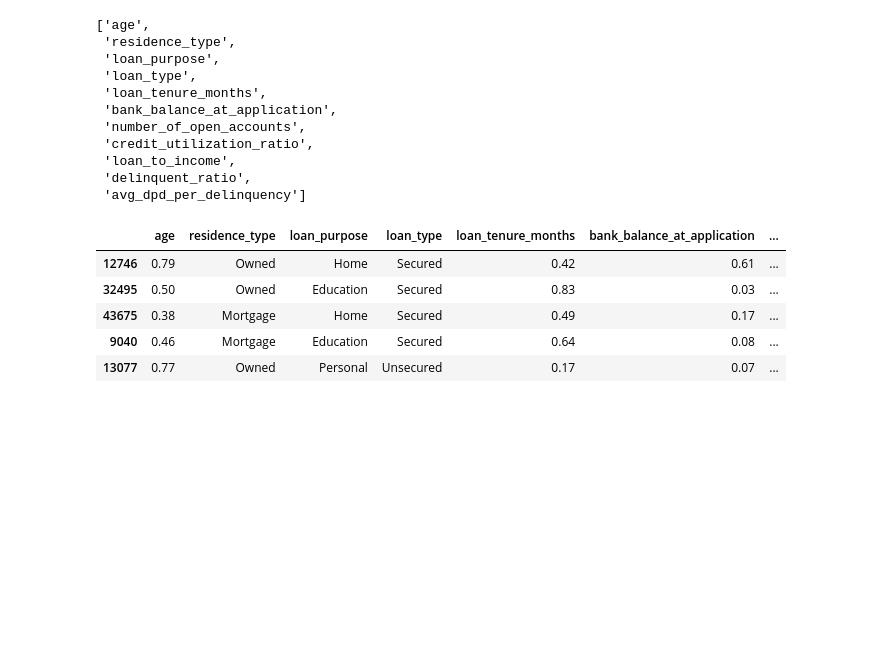
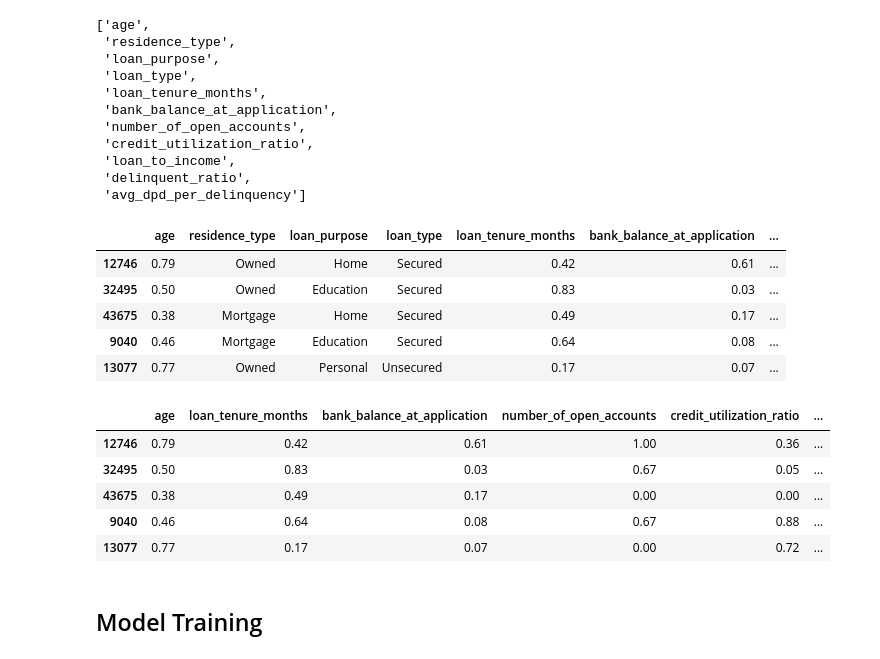
Before and after one commit to sumit-sah314/credit-risk-modeling, a Jupyter notebook: credit_risk_modeling.ipynb, the cells around one changed output. Drawn from its saved outputs; the diff is of its cells as text; code cells hidden in the pictures; blank space fills up the shorter version.

```diff
--- a/credit_risk_modeling.ipynb
+++ b/credit_risk_modeling.ipynb
@@ -632,0 +633,11 @@ X_test_encoded
+# %%
+X_train_encoded.head()
+# %% [output]
+|  | age | loan_tenure_months | bank_balance_at_application | number_of_open_accounts | credit_utilization_ratio | ... |
+| 12746 | 0.79 | 0.42 | 0.61 | 1.00 | 0.36 | ... |
+| 32495 | 0.50 | 0.83 | 0.03 | 0.67 | 0.05 | ... |
+| 43675 | 0.38 | 0.49 | 0.17 | 0.00 | 0.00 | ... |
+| 9040 | 0.46 | 0.64 | 0.08 | 0.67 | 0.88 | ... |
+| 13077 | 0.77 | 0.17 | 0.07 | 0.00 | 0.72 | ... |
+# %% [markdown]
+## Model Training
```
Also changed, not shown: parts of 11 cells of this notebook.
